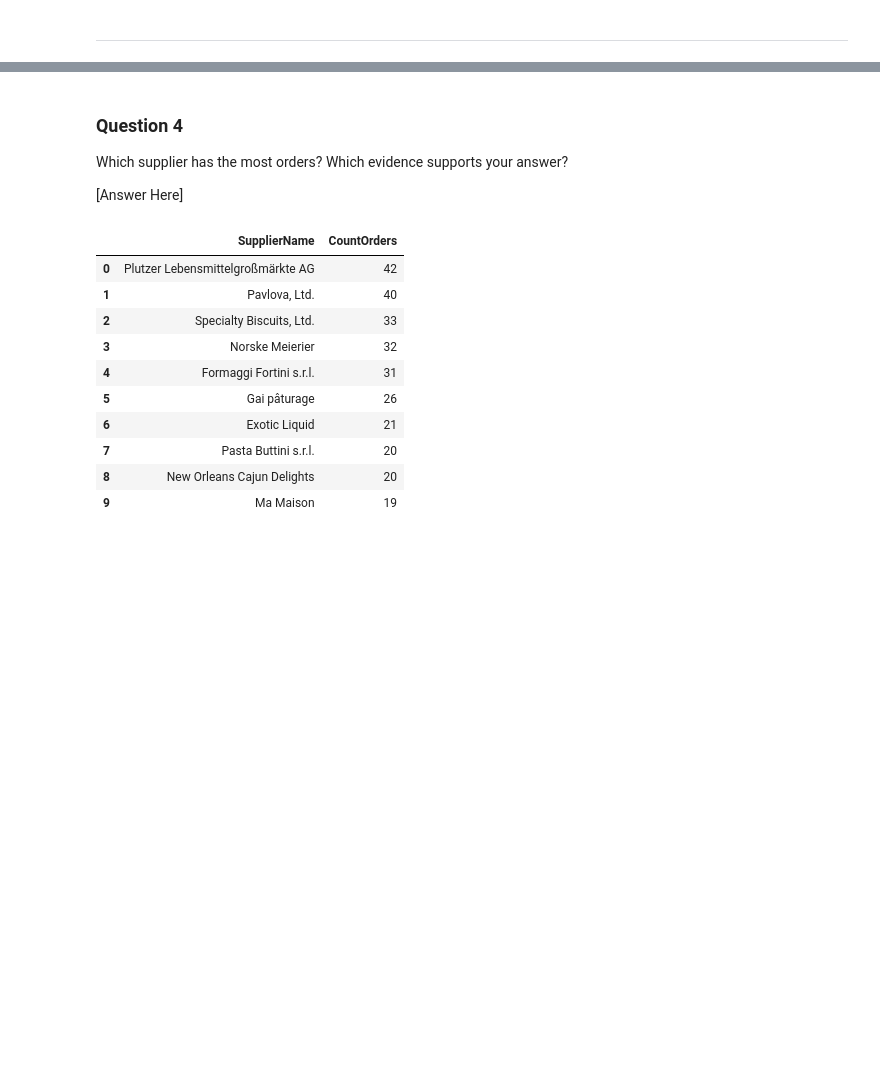
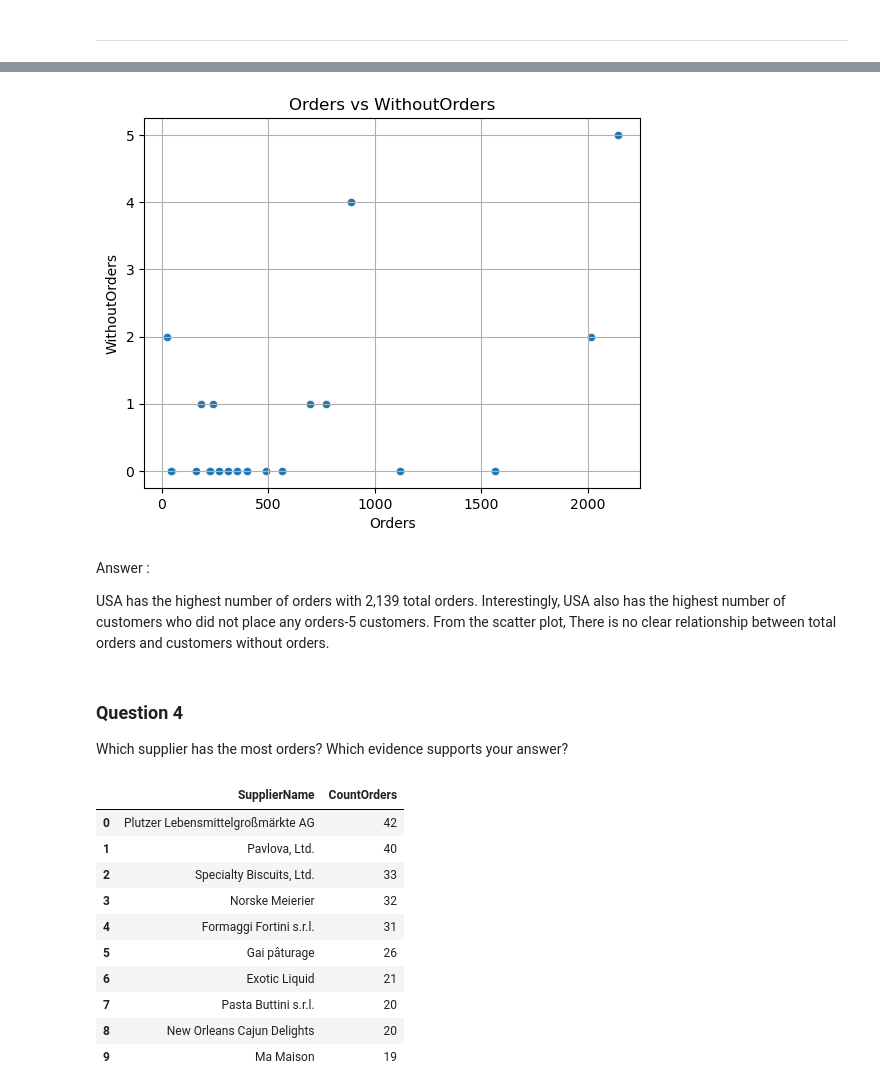
Before and after one commit to lubnaasmi/SQL_Analysis, a Jupyter notebook: adhoc_report.ipynb, the cells around one changed output, grey strips where cells are left out. Saved outputs shown, nothing was run; the diff lists cells and outputs as text; code cells hidden in the pictures; blank space fills up the shorter version.

```diff
--- a/adhoc_report.ipynb
+++ b/adhoc_report.ipynb
@@ -682,3 +715,15 @@ run_query("""
 | 20 | Argentina | 24 |
 # %%
 # function to query Countries with Customers who do not order:
+
+CusWithoutOrders_df = run_query( """
+
+          select c.Country,Count(c.CustomerID) as CusWithoutOrders from Customers as c
+          left join Orders as o
+          on c.CustomerID = o.CustomerID
+          where o.CustomerID is NULL
+          group by c.Country
+          order by CusWithoutOrders desc
+
+          """)
+CusWithoutOrders_df
@@ -684,0 +740,8 @@ run_query("""
+# %%
+# merging dataset
+
+df = pd.merge(TotalOrders_df, CusWithoutOrders_df , on = "Country", how = "outer")
+df = df.fillna(0)
+df['CusWithoutOrders'] = df['CusWithoutOrders'].astype(int)
+
+df
@@ -685,9 +766,22 @@ run_query("""
+# %%
+# to find correlation, scatterplotting
+
+sns.scatterplot(data = df ,x = 'TotalOrders', y = 'CusWithoutOrders')
+plt.title("Orders vs WithoutOrders")
+plt.xlabel("Orders")
+plt.ylabel("WithoutOrders")
+plt.grid(True)
+plt.show()
+# %% [output]
+[figure, added]
+# %% [markdown]
+Answer :
+
+USA has the highest number of orders with 2,139 total orders. Interestingly, USA also has the highest number of customers who did not place any orders-5 customers. From the scatter plot, There is no clear relationship between total orders and customers without orders.
 # %% [markdown]
 ### Question 4
 
 Which supplier has the most orders? Which evidence supports your answer?
-
-[Answer Here]
 # %%
 # function to query supplier with most orders:
 
```
Also changed, not shown: parts of 57 cells of this notebook, 1 other file.
